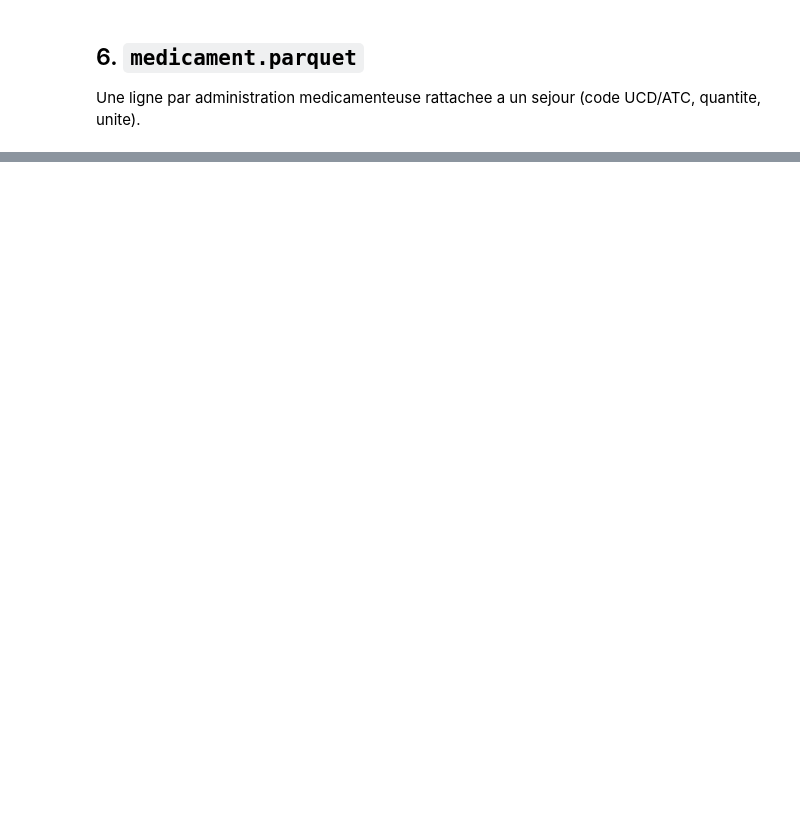
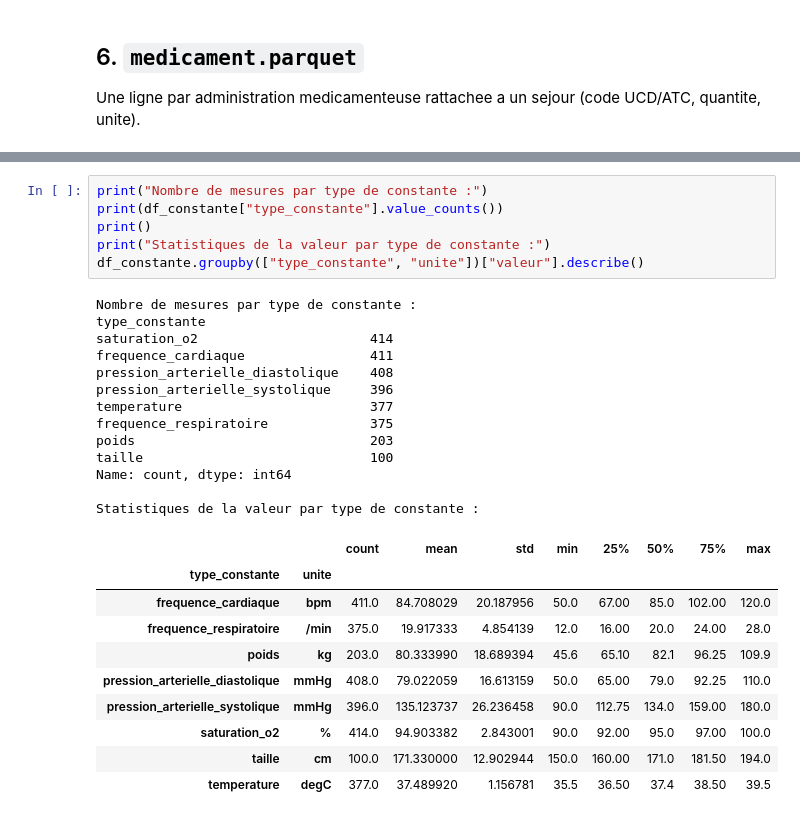
Before and after one commit to lucasshorten/Generation_dataset, a Jupyter notebook: revue.ipynb, the cells around one changed output, grey strips where cells are left out. Drawn from its saved outputs; the diff is of its cells as text; blank space fills up the shorter version.

```diff
--- a/revue.ipynb
+++ b/revue.ipynb
@@ -421,0 +475,30 @@ Name: count, dtype: int64
+# %%
+print("Nombre de mesures par type de constante :")
+print(df_constante["type_constante"].value_counts())
+print()
+print("Statistiques de la valeur par type de constante :")
+df_constante.groupby(["type_constante", "unite"])["valeur"].describe()
+# %% [output]
+Nombre de mesures par type de constante :
+type_constante
+saturation_o2                      414
+frequence_cardiaque                411
+pression_arterielle_diastolique    408
+pression_arterielle_systolique     396
+temperature                        377
+frequence_respiratoire             375
+poids                              203
+taille                             100
+Name: count, dtype: int64
+
+Statistiques de la valeur par type de constante :
+|  |  | count | mean | std | min | 25% | 50% | 75% | max |
+| type_constante | unite |  |  |  |  |  |  |  |  |
+| frequence_cardiaque | bpm | 411.0 | 84.708029 | 20.187956 | 50.0 | 67.00 | 85.0 | 102.00 | 120.0 |
+| frequence_respiratoire | /min | 375.0 | 19.917333 | 4.854139 | 12.0 | 16.00 | 20.0 | 24.00 | 28.0 |
+| poids | kg | 203.0 | 80.333990 | 18.689394 | 45.6 | 65.10 | 82.1 | 96.25 | 109.9 |
+| pression_arterielle_diastolique | mmHg | 408.0 | 79.022059 | 16.613159 | 50.0 | 65.00 | 79.0 | 92.25 | 110.0 |
+| pression_arterielle_systolique | mmHg | 396.0 | 135.123737 | 26.236458 | 90.0 | 112.75 | 134.0 | 159.00 | 180.0 |
+| saturation_o2 | % | 414.0 | 94.903382 | 2.843001 | 90.0 | 92.00 | 95.0 | 97.00 | 100.0 |
+| taille | cm | 100.0 | 171.330000 | 12.902944 | 150.0 | 160.00 | 171.0 | 181.50 | 194.0 |
+| temperature | degC | 377.0 | 37.489920 | 1.156781 | 35.5 | 36.50 | 37.4 | 38.50 | 39.5 |
```
Also changed, not shown: parts of 15 cells of this notebook, 2 other files.
